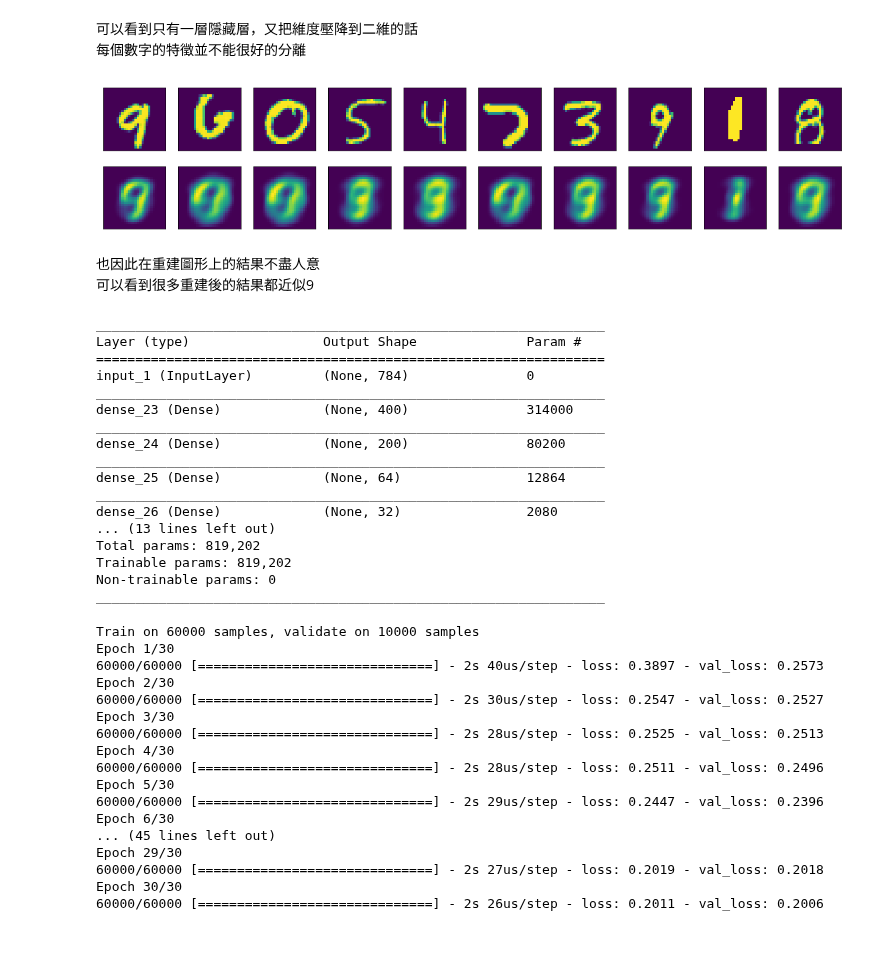
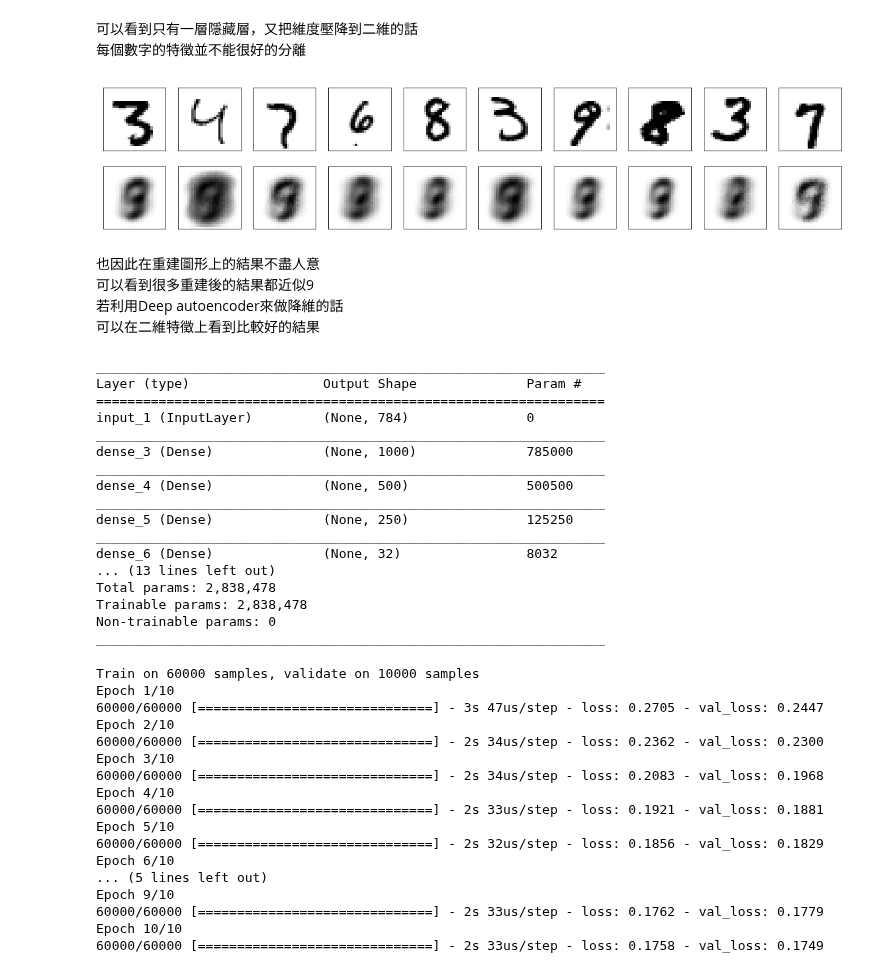
Before and after one commit to Leolewis5/Machine_Learning, a Jupyter notebook: Keras/7. Auto-encoder.ipynb, the cells around one changed output. Drawn from its saved outputs; the diff is of its cells as text; code cells hidden in the pictures; blank space fills up the shorter version.

```diff
--- a/Keras/7. Auto-encoder.ipynb
+++ b/Keras/7. Auto-encoder.ipynb
@@ -71,5 +75,5 @@ Trainable params: 3,922
 Non-trainable params: 0
 _________________________________________________________________
 # %%
-train_history = auto_en_1.fit(x_train,x_train,batch_size=300,epochs=30,validation_data=(y_test,y_test),verbose=1)
+train_history = auto_en_1.fit(x_train,x_train,batch_size=400,epochs=10,validation_data=(y_test,y_test),verbose=1)
 # %% [output]
@@ -116,40 +120,41 @@ plot_2D(encoder_1)
 # %%
 def plot_10_img(auto_encoder_function):
     plt.figure(figsize=(20, 4))
-    x_predict = auto_en_1.predict(x_train) # output result
+    x_predict = auto_encoder_function.predict(x_train) # output result
     idx=0
     for i in np.random.randint(0,60000,10):
         # show origin image
         ax = plt.subplot(2, 10, idx+1)
-        plt.imshow(x_train[i].reshape(28, 28))
+        plt.imshow(x_train[i].reshape(28, 28),cmap='binary')
         plt.xticks([])
         plt.yticks([])
         # show reconstruct image
         ax = plt.subplot(2, 10, idx+1+10)
-        plt.imshow(x_predict[i].reshape(28, 28))
+        plt.imshow(x_predict[i].reshape(28, 28),cmap='binary')
         idx+=1
         plt.xticks([])
         plt.yticks([])
     plt.show()
 
 
 plot_10_img(auto_en_1)
 # %% [output]
-[figure, old version]
+[figure, new version]
 # %% [markdown]
 也因此在重建圖形上的結果不盡人意
 可以看到很多重建後的結果都近似9
+若利用Deep autoencoder來做降維的話
+可以在二維特徵上看到比較好的結果
 # %%
-
-encoder1_L = Dense(400,activation='relu')(input_L)
-encoder2_L = Dense(200,activation='relu')(encoder1_L)
-encoder3_L = Dense(64,activation='relu')(encoder2_L)
+encoder1_L = Dense(1000,activation='relu')(input_L)
+encoder2_L = Dense(500,activation='relu')(encoder1_L)
+encoder3_L = Dense(250,activation='relu')(encoder2_L)
 encoder4_L = Dense(32,activation='relu')(encoder3_L)
 encoderF_L = Dense(2,activation='relu')(encoder4_L)
 decoder1_L = Dense(32,activation='relu')(encoderF_L)
-decoder2_L = Dense(64,activation='relu')(decoder1_L)
-decoder3_L = Dense(200,activation='relu')(decoder2_L)
-decoder4_L = Dense(400,activation='relu')(decoder3_L)
+decoder2_L = Dense(250,activation='relu')(decoder1_L)
+decoder3_L = Dense(500,activation='relu')(decoder2_L)
+decoder4_L = Dense(1000,activation='relu')(decoder3_L)
 decoderF_L = Dense(784,activation='sigmoid')(decoder4_L)
 
 # this is auto-encoder model
@@ -159,7 +164,7 @@ auto_en_2 = Model(inputs= input_L, outputs=decoderF_L)
 encoder_2 = Model(inputs= input_L, outputs=encoderF_L)
 
 
-auto_en_2.compile(optimizer='adadelta', loss='binary_crossentropy')
+auto_en_2.compile(optimizer='adam', loss='binary_crossentropy')
 
 auto_en_2.summary()
 # %% [output]
@@ -168,38 +173,38 @@ Layer (type)                 Output Shape              Param #
 =================================================================
 input_1 (InputLayer)         (None, 784)               0
 _________________________________________________________________
-dense_23 (Dense)             (None, 400)               314000
+dense_3 (Dense)              (None, 1000)              785000
 _________________________________________________________________
-dense_24 (Dense)             (None, 200)               80200
+dense_4 (Dense)              (None, 500)               500500
 _________________________________________________________________
-dense_25 (Dense)             (None, 64)                12864
+dense_5 (Dense)              (None, 250)               125250
 _________________________________________________________________
-dense_26 (Dense)             (None, 32)                2080
+dense_6 (Dense)              (None, 32)                8032
 ... (13 lines left out)
-Total params: 819,202
-Trainable params: 819,202
+Total params: 2,838,478
+Trainable params: 2,838,478
 Non-trainable params: 0
 _________________________________________________________________
 # %%
-train_history = auto_en_2.fit(x_train,x_train,batch_size=300,epochs=30,validation_data=(y_test,y_test),verbose=1)
+train_history = auto_en_2.fit(x_train,x_train,batch_size=300,epochs=10,validation_data=(y_test,y_test),verbose=1)
 # %% [output]
 Train on 60000 samples, validate on 10000 samples
-Epoch 1/30
-60000/60000 [==============================] - 2s 40us/step - loss: 0.3897 - val_loss: 0.2573
-Epoch 2/30
-60000/60000 [==============================] - 2s 30us/step - loss: 0.2547 - val_loss: 0.2527
-Epoch 3/30
-60000/60000 [==============================] - 2s 28us/step - loss: 0.2525 - val_loss: 0.2513
-Epoch 4/30
-60000/60000 [==============================] - 2s 28us/step - loss: 0.2511 - val_loss: 0.2496
-Epoch 5/30
-60000/60000 [==============================] - 2s 29us/step - loss: 0.2447 - val_loss: 0.2396
-Epoch 6/30
-... (45 lines left out)
-Epoch 29/30
-60000/60000 [==============================] - 2s 27us/step - loss: 0.2019 - val_loss: 0.2018
-Epoch 30/30
-60000/60000 [==============================] - 2s 26us/step - loss: 0.2011 - val_loss: 0.2006
+Epoch 1/10
+60000/60000 [==============================] - 3s 47us/step - loss: 0.2705 - val_loss: 0.2447
+Epoch 2/10
+60000/60000 [==============================] - 2s 34us/step - loss: 0.2362 - val_loss: 0.2300
+Epoch 3/10
+60000/60000 [==============================] - 2s 34us/step - loss: 0.2083 - val_loss: 0.1968
+Epoch 4/10
+60000/60000 [==============================] - 2s 33us/step - loss: 0.1921 - val_loss: 0.1881
+Epoch 5/10
+60000/60000 [==============================] - 2s 32us/step - loss: 0.1856 - val_loss: 0.1829
+Epoch 6/10
+... (5 lines left out)
+Epoch 9/10
+60000/60000 [==============================] - 2s 33us/step - loss: 0.1762 - val_loss: 0.1779
+Epoch 10/10
+60000/60000 [==============================] - 2s 33us/step - loss: 0.1758 - val_loss: 0.1749
 # %%
 plot_2D(encoder_2)
 plot_10_img(auto_en_2)
```
Also changed, not shown: parts of 20 cells of this notebook.
